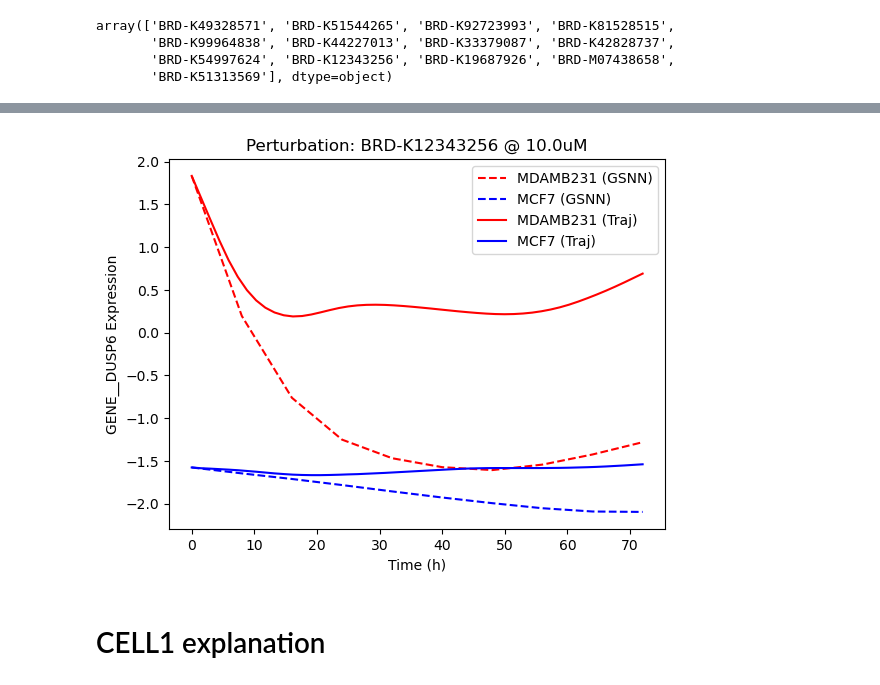
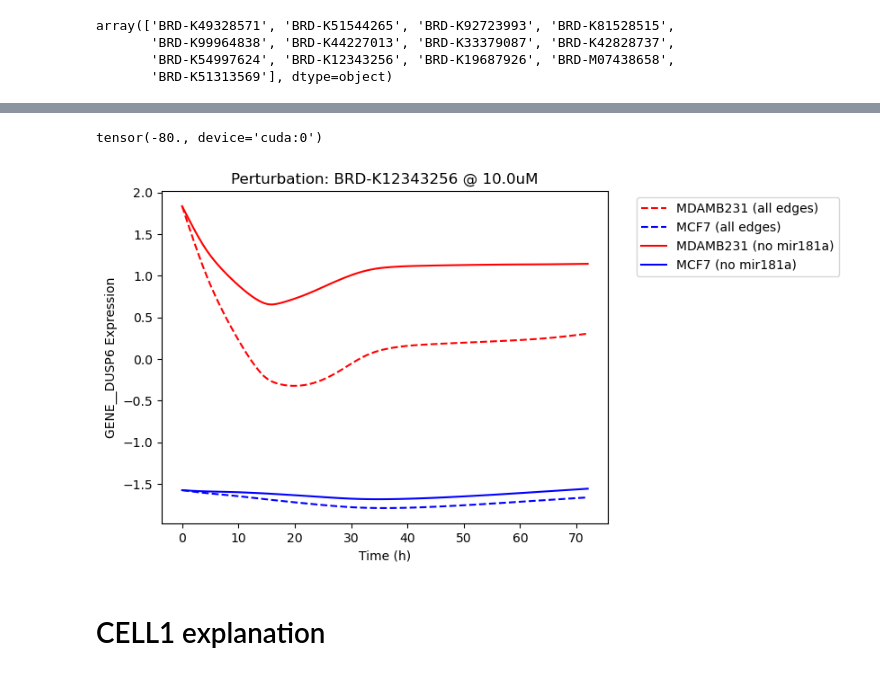
Before and after one commit to nathanieljevans/lincs-gsnn, a Jupyter notebook: notebooks/05d_EXPLAIN__Trametinib_MAPK.ipynb, the cells around one changed output, grey strips where cells are left out. Cells and saved outputs as stored; diff of their text form; code cells hidden in the pictures.

```diff
--- a/notebooks/05d_EXPLAIN__Trametinib_MAPK.ipynb
+++ b/notebooks/05d_EXPLAIN__Trametinib_MAPK.ipynb
@@ -35,3 +35,30 @@ import gseapy as gp
 %autoreload 2
 # %% [markdown]
 Trametinib (MEK inhibitor) – MAPK-addicted vs MAPK-independent context: If trametinib (MEK1/2 inhibitor) causes significant suppression of ERK-dependent genes – for example, downregulating the feedback regulator DUSP6 – in RAS-mutant triple-negative cells (such as MDA-MB-231 or BT-20), which have hyperactive MAPK signaling and are very sensitive to MEK inhibition, but produces little change in those same genes in PIK3CA-mutant, ER⁺ cells (such as MCF7 or T47D, which show minimal response to MEK inhibition), due to the latter’s proliferation being driven by alternate pathways (e.g. PI3K/ER signaling rather than MAPK), then MyModel should predict that DUSP6 (and other ERK-target genes) drop in MDA-MB-231/BT-20 but remain relatively unchanged in MCF7/T47D. The model’s contrastive explanation should implicate the RAS–RAF–MEK–ERK cascade as the differentiating factor – for instance, highlighting mutant KRAS/BRAF or downstream ERK activity as the mediator for gene suppression in the RAS-driven cells (In essence, the explanation would show that trametinib’s effect on gene expression is contingent on MAPK pathway addiction, consistent with literature reports that trametinib downregulates ERK-feedback genes like DUSP6 in KRAS-driven cancers).
+# %%
+cres = pd.read_csv('/home/teddy/local/workflow_outputs/lincs-gsnn/all_edges_included/trametinib_mapk/aggregated_cres.csv')
+out_dict = torch.load('/home/teddy/local/workflow_outputs/lincs-gsnn/all_edges_included/trametinib_mapk/aggregated_out_dict.pt')
+# %%
+
+gsnn_trajs_x1 = []
+gsnn_trajs_x2 = []
+for sample_id, sample_dict in out_dict.items():
+
+    gsnn_trajs_x1.append(sample_dict['xt_hat_1'][:, sample_dict['target_gene_output_ix']])
+    gsnn_trajs_x2.append(sample_dict['xt_hat_2'][:, sample_dict['target_gene_output_ix']])
+
+gsnn_trajs_x1 = np.stack(gsnn_trajs_x1, axis=0)
+gsnn_trajs_x2 = np.stack(gsnn_trajs_x2, axis=0)
+
+plt.figure()
+for i in range(gsnn_trajs_x1.shape[0]):
+    plt.plot(out_dict['sample_0']['t'], gsnn_trajs_x1[i], 'r--', alpha=0.4)
+    plt.plot(out_dict['sample_0']['t'], gsnn_trajs_x2[i], 'b--', alpha=0.4)
+
+plt.plot(out_dict['sample_0']['t'], gsnn_trajs_x1.mean(axis=0), 'r-', linewidth=5, label=out_dict['sample_0']['cell_line_1']) # make dark red
+plt.plot(out_dict['sample_0']['t'], gsnn_trajs_x2.mean(axis=0), 'b-', linewidth=5, label=out_dict['sample_0']['cell_line_2'])
+
+plt.xlabel('Time (h)')
+plt.ylabel(f'{out_dict["sample_0"]["target_gene"]} Expression')
+plt.legend()
+plt.show()
@@ -150,5 +323,5 @@ x0_2 = x2[[0]] # MCF7
 # %%
-t = torch.linspace(0, 72, 10, device=device) # more error with fewer steps
+t = torch.linspace(0, 72, 100, device=device) # more error with fewer steps
 
 ode_gsnn = ODEWrapper(model,
                       data,
@@ -165,3 +338,21 @@ x2_t_hat_input = x2[0].clone().unsqueeze(0).expand(x2_t_hat.shape[0], -1,).clone
 
 x1_t_hat_input[:, :x1_t_hat.shape[1]] = x1_t_hat
 x2_t_hat_input[:, :x2_t_hat.shape[1]] = x2_t_hat
+# %%
+edge_mask_ = torch.ones(model.edge_index.shape[1], device=device)
+
+#remove_name = 'RNA__hsa-miR-181a-5p'
+#remove_name = 'RNA__hsa-miR-125b'
+remove_name = 'PROTEIN__FOXO3'
+
+src, dst = model.edge_index.detach().cpu()
+#mir181_ix = model.homo_names.index('RNA__hsa-miR-181a-5p')
+mir181_ix = model.homo_names.index(remove_name)
+
+# remove all edges to or from mir181a
+edge_mask_[src == mir181_ix] = 0
+edge_mask_[dst == mir181_ix] = 0
+
+edge_mask_.sum() - model.edge_index.shape[1]
+# %% [output]
+tensor(-80., device='cuda:0')
@@ -168,16 +369,22 @@ x2_t_hat_input[:, :x2_t_hat.shape[1]] = x2_t_hat
+# %%
+x1_t_hat_nm = ode_gsnn(x0_1.to(device), edge_mask=edge_mask_no_mir181a)
+x2_t_hat_nm = ode_gsnn(x0_2.to(device), edge_mask=edge_mask_no_mir181a)
 # %%
 plt.figure()
-plt.plot(np.linspace(0,t.max().item(), x1_t_hat.shape[0]), x1_t_hat[:, target_ix].detach().cpu().numpy(), 'r--', label=f'{cell1} (GSNN)')
-plt.plot(np.linspace(0,t.max().item(), x2_t_hat.shape[0]), x2_t_hat[:, target_ix].detach().cpu().numpy(), 'b--', label=f'{cell2} (GSNN)')
-plt.plot(np.linspace(0,t.max().item(), x1.shape[0]), x1[:, target_ix].detach().cpu().numpy(), 'r-', label=f'{cell1} (Traj)')
-plt.plot(np.linspace(0,t.max().item(), x2.shape[0]), x2[:, target_ix].detach().cpu().numpy(), 'b-', label=f'{cell2} (Traj)')
+plt.plot(np.linspace(0,t.max().item(), x1_t_hat.shape[0]), x1_t_hat[:, target_ix].detach().cpu().numpy(), 'r--', label=f'{cell1} (all edges)')
+plt.plot(np.linspace(0,t.max().item(), x2_t_hat.shape[0]), x2_t_hat[:, target_ix].detach().cpu().numpy(), 'b--', label=f'{cell2} (all edges)')
+plt.plot(np.linspace(0,t.max().item(), x1_t_hat_nm.shape[0]), x1_t_hat_nm[:, target_ix].detach().cpu().numpy(), 'r-', label=f'{cell1} (no mir181a)')
+plt.plot(np.linspace(0,t.max().item(), x2_t_hat_nm.shape[0]), x2_t_hat_nm[:, target_ix].detach().cpu().numpy(), 'b-', label=f'{cell2} (no mir181a)')
+#plt.plot(np.linspace(0,t.max().item(), x1.shape[0]), x1[:, target_ix].detach().cpu().numpy(), 'r-', label=f'{cell1} (Traj)')
+#plt.plot(np.linspace(0,t.max().item(), x2.shape[0]), x2[:, target_ix].detach().cpu().numpy(), 'b-', label=f'{cell2} (Traj)')
+
 plt.title(f'Perturbation: {drug} @ {dose}uM')
 plt.xlabel('Time (h)')
 plt.ylabel(f'{target_gene} Expression')
-plt.legend()
+plt.legend(bbox_to_anchor=(1.05, 1), loc='upper left')
 plt.show()
 # %% [output]
-[figure, old version]
+[figure, new version]
 # %%
 ode_params = {'t': t,
               'method': 'euler',
```
Also changed, not shown: parts of 19 cells of this notebook, 2 other files.
